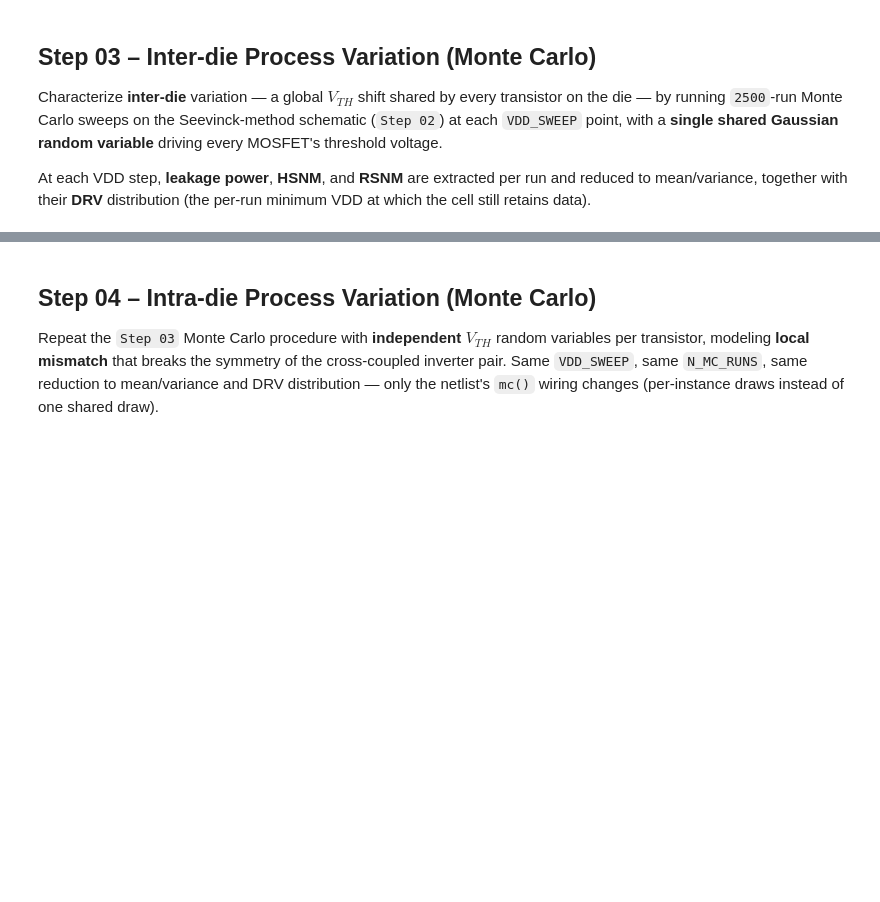
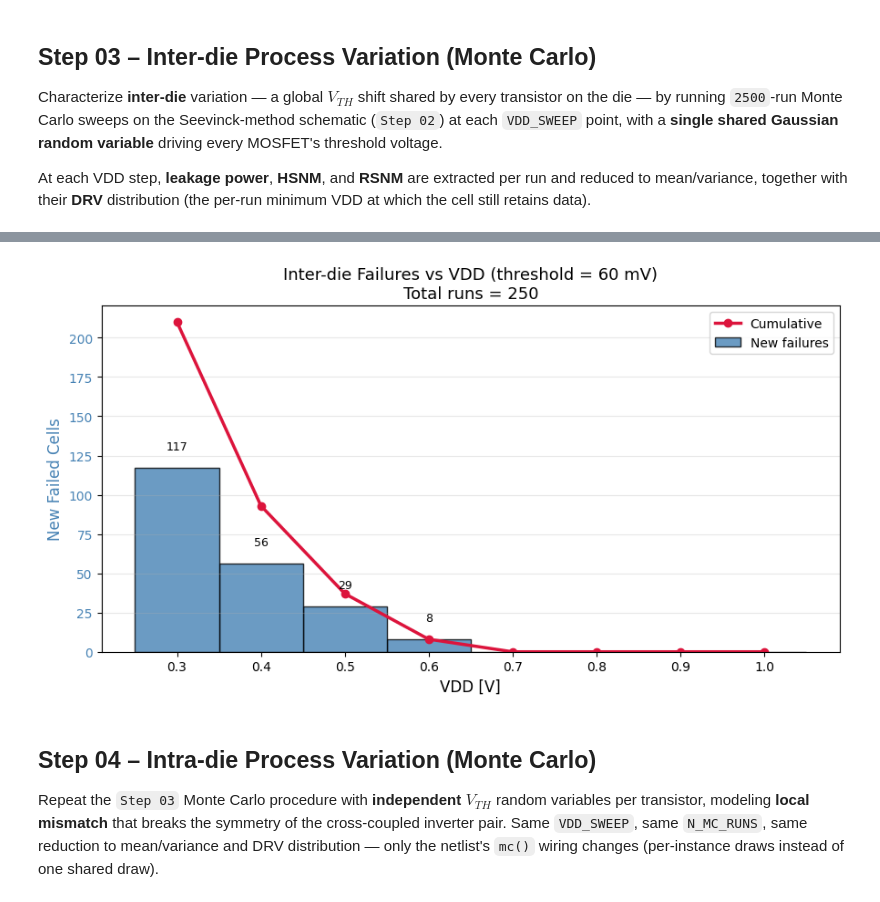
Before and after one commit to XBlayz/Low_power-projects, a Jupyter notebook: notebooks/project-02.ipynb, the cells around one changed output, grey strips where cells are left out. Saved outputs shown, nothing was run; the diff lists cells and outputs as text; code cells hidden in the pictures; blank space fills up the shorter version.

```diff
--- a/notebooks/project-02.ipynb
+++ b/notebooks/project-02.ipynb
@@ -826,18 +975,69 @@ plt.show()
 # %%
-# --- STEP 03.6: PLOT INTER-DIE DRV DISTRIBUTION ---
+# --- STEP 03.6: PLOT NEW FAILURES PER VDD STEP (INTER-DIE) ---
+# Uses df_interdie_drv built in the previous step.
+# VDD is shown in descending order (high → low) to match the sweep direction.
 
-fig, ax = plt.subplots(figsize=(8, 5))
-ax.hist(drv_interdie_valid, bins=30, color="mediumpurple", edgecolor="black", alpha=0.85)
-ax.axvline(np.mean(drv_interdie_valid), color="black", linestyle="--", linewidth=1.5,
-           label=f"Mean DRV = {np.mean(drv_interdie_valid):.2f} V")
-ax.set_xlabel("DRV (V)", fontsize=12)
-ax.set_ylabel("Count", fontsize=12)
-ax.set_title("Step 03 - Inter-die Data Retention Voltage Distribution", fontsize=13)
-ax.legend(fontsize=10)
-ax.grid(True, alpha=0.3)
+fig, ax1 = plt.subplots(figsize=(9, 5))
+
+# Bar plot: new failures at each VDD step
+bars = ax1.bar(
+    df_interdie_drv["vdd"],
+    df_interdie_drv["drv"],
+    color="steelblue",
+    edgecolor="black",
+    alpha=0.8,
+    width=0.1,
+    label="New failures"
+)
+
+ax1.set_xlabel("VDD [V]", fontsize=12)
+ax1.set_ylabel("New Failed Cells", fontsize=12, color="steelblue")
+ax1.tick_params(axis="y", labelcolor="steelblue")
+ax1.set_title(
+    f"Inter-die Failures vs VDD (threshold = {SNM_FAILURE_THRESHOLD*1e3:.0f} mV)\n"
+    f"Total runs = {n_runs_max}",
+    fontsize=13
+)
+
+# Add value labels on top of bars
+for bar in bars:
+    height = bar.get_height()
+    if height > 0:
+        ax1.text(
+            bar.get_x() + bar.get_width() / 2.0,
+            height+10,
+            f"{int(height)}",
+            ha="center",
+            va="bottom",
+            fontsize=9,
+            color="black"
+        )
+
+# Secondary axis: cumulative failures
+ax1.plot(
+    df_interdie_drv["vdd"],
+    df_interdie_drv["drv_cumulative"],
+    color="crimson",
+    marker="o",
+    linewidth=2.5,
+    markersize=6,
+    label="Cumulative"
+)
+
+# Ensure y-axes start at 0
+ax1.set_ylim(bottom=0)
+
+# Combine legends
+lines1, labels1 = ax1.get_legend_handles_labels()
+lines2, labels2 = ax2.get_legend_handles_labels()
+ax1.legend(fontsize=10)
+
+ax1.grid(True, axis="y", alpha=0.3)
 plt.tight_layout()
-plt.savefig(OUTPUT_FIG_FOLDER / "step03_interdie_drv.png", dpi=300)
+plt.savefig(OUTPUT_FIG_FOLDER / "step03_failures_per_vdd.png", dpi=300, bbox_inches="tight")
 plt.show()
+# %% [output]
+[figure, added]
 # %% [markdown]
 ## Step 04 – Intra-die Process Variation (Monte Carlo)
 
```
Also changed, not shown: parts of 13 cells of this notebook, 5 other files.
